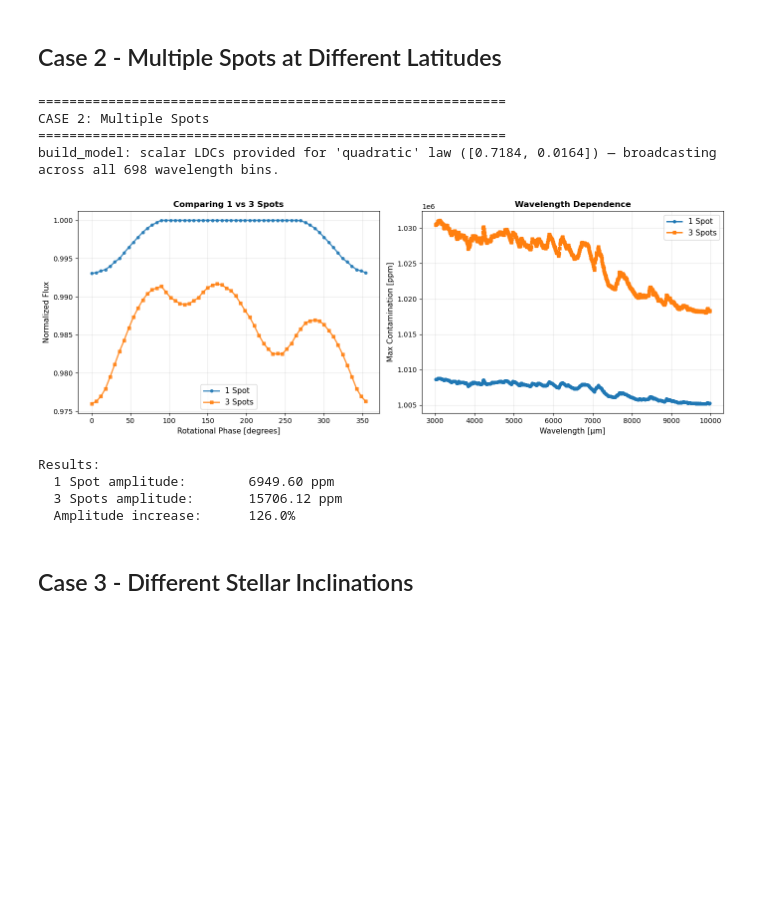
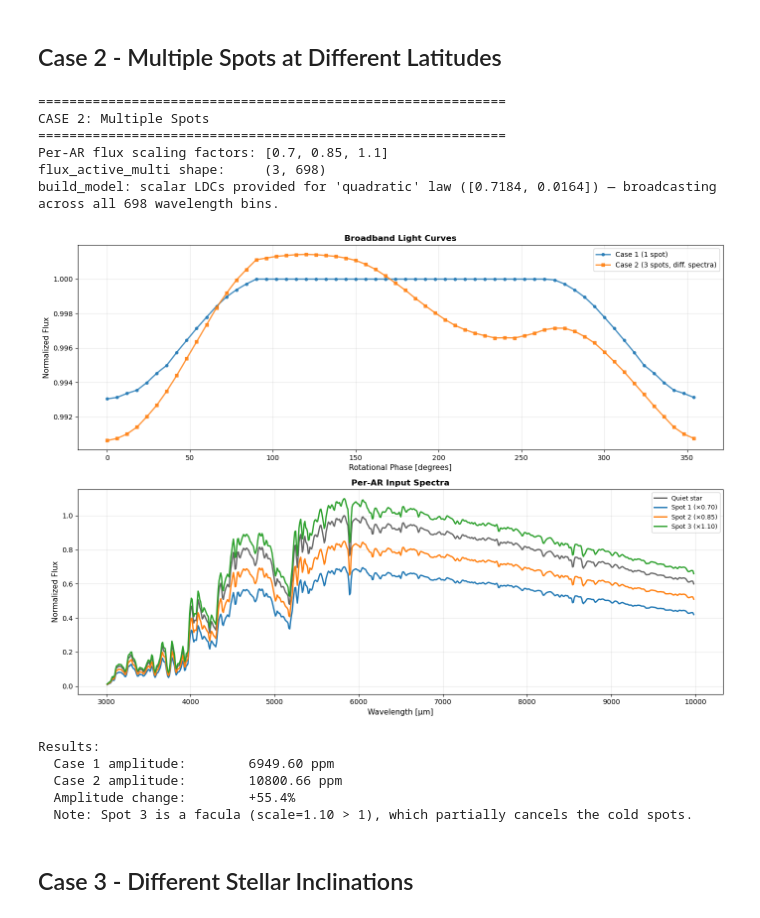
Before and after one commit to SamMerc/sajax, a Jupyter notebook: docs/examples/quickstart.ipynb, the cells around one changed output. Drawn from its saved outputs; the diff is of its cells as text; code cells hidden in the pictures; blank space fills up the shorter version.

```diff
--- a/docs/examples/quickstart.ipynb
+++ b/docs/examples/quickstart.ipynb
@@ -24,13 +24,13 @@ Available devices: [CpuDevice(id=0)]
 ## Load Data from Files
 # %%
 # Load spectra (wavelength, flux_quiet, flux_active)
-spectra_data = np.loadtxt('./_static/input_spectrum.txt', skiprows=1)  # Adjust path as needed
+spectra_data = np.loadtxt('../_static/input_spectrum.txt', skiprows=1)
 wavelength = spectra_data[:, 0]
 flux_quiet = spectra_data[:, 1]
 flux_active = spectra_data[:, 2]
 
 # Load wavelength-dependent limb-darkening coefficients
-ld_data = np.loadtxt('./_static/ldc.txt', skiprows=1)  # Adjust path as needed
+ld_data = np.loadtxt('../_static/ldc.txt', skiprows=1)
 u1_wavelength = ld_data[:, 0]
 u2_wavelength = ld_data[:, 1]
 
@@ -192,64 +180,84 @@ print("\n" + "="*60)
 print("CASE 2: Multiple Spots")
 print("="*60)
 
+# --- each spot gets a scaled version of the active-region spectrum ---
+# Spot 1: strong cold spot       (70% of quiet flux)
+# Spot 2: moderate cool spot     (85% of quiet flux)
+# Spot 3: mild warm spot / facula (110% of quiet flux)
+scale_factors = [0.70, 0.85, 1.10]
+
+# Build (nar, nwave) flux array — each row is the active spectrum
+# scaled relative to the quiet spectrum
+flux_active_multi = np.stack([
+    s * flux_quiet for s in scale_factors
+])  # shape (3, nwave)
+
+print("Per-AR flux scaling factors:", scale_factors)
+print(f"flux_active_multi shape:     {flux_active_multi.shape}")
+
 result_case2 = compute_light_curve(
     wavelength          = wavelength,
     flux_quiet          = flux_quiet,
-    flux_active         = flux_active,
+    flux_active         = flux_active_multi,
     params              = params_case1,
     ar_lat              = [30.0, -20.0, 5.0],        # Three spots
     ar_long             = [0.0, 120.0, 240.0],
     ar_size             = [10.0, 8.0, 6.0],
     phases_rot          = np.linspace(0, 360, 60, endpoint=False),
     stellar_grid_size   = 100,      # stellar radius in pixels
     ve                  = 2.0,
     ldc_mode            = "quadratic",
 )
 
-fig, axes = plt.subplots(1, 2, figsize=(14, 5))
+fig, axes = plt.subplot_mosaic([['A', 'A'], ['B', 'B']], figsize=(14, 10))
 
-# Compare single vs multiple spots
-ax = axes[0]
-ax.plot(phases, result_case1["lc"], 'o-', label='1 Spot', linewidth=2, markersize=4, alpha=0.8)
-ax.plot(phases, result_case2["lc"], 's-', label='3 Spots', linewidth=2, markersize=4, alpha=0.8)
+# Top: Compare single-spectrum vs multi-spectrum light curves
+ax = axes['A']
+ax.plot(phases, result_case1["lc"], 'o-', label='Case 1 (1 spot)',
+        linewidth=2, markersize=4, alpha=0.8)
+ax.plot(phases, result_case2["lc"], 's-', label='Case 2 (3 spots, diff. spectra)',
+        linewidth=2, markersize=4, alpha=0.8)
 ax.set_xlabel('Rotational Phase [degrees]', fontsize=11)
 ax.set_ylabel('Normalized Flux', fontsize=11)
-ax.set_title('Comparing 1 vs 3 Spots', fontsize=12, fontweight='bold')
-ax.legend(fontsize=11)
+ax.set_title('Broadband Light Curves', fontsize=12, fontweight='bold')
+ax.legend(fontsize=10)
 ax.grid(True, alpha=0.3)
 
-# Multiple spots: max contamination per wavelength
-ax = axes[1]
-epsilon1 = result_case1["epsilon"]
-epsilon2 = result_case2["epsilon"]
-max_cont1 = np.max(epsilon1, axis=0) * 1e6
-max_cont2 = np.max(epsilon2, axis=0) * 1e6
-ax.plot(wavelength, max_cont1, 'o-', label='1 Spot', linewidth=2, markersize=4)
-ax.plot(wavelength, max_cont2, 's-', label='3 Spots', linewidth=2, markersize=4)
+# Bottom: Input spectra for each AR
+ax = axes['B']
+ax.plot(wavelength, flux_quiet, 'k-', linewidth=2, label='Quiet star', alpha=0.6)
+for i, (s, c) in enumerate(zip(scale_factors, ['#1f77b4', '#ff7f0e', '#2ca02c'])):
+    ax.plot(wavelength, flux_active_multi[i], '-', linewidth=2, color=c,
+            label=f'Spot {i+1} (×{s:.2f})')
 ax.set_xlabel('Wavelength [μm]', fontsize=11)
-ax.set_ylabel('Max Contamination [ppm]', fontsize=11)
-ax.set_title('Wavelength Dependence', fontsize=12, fontweight='bold')
-ax.legend(fontsize=11)
+ax.set_ylabel('Normalized Flux', fontsize=11)
+ax.set_title('Per-AR Input Spectra', fontsize=12, fontweight='bold')
+ax.legend(fontsize=9)
 ax.grid(True, alpha=0.3)
 
 plt.tight_layout()
 plt.show()
 
 lc_amp_2 = np.max(result_case2["lc"]) - np.min(result_case2["lc"])
 print(f"\nResults:")
-print(f"  1 Spot amplitude:        {lc_amplitude*1e6:.2f} ppm")
-print(f"  3 Spots amplitude:       {lc_amp_2*1e6:.2f} ppm")
-print(f"  Amplitude increase:      {(lc_amp_2 - lc_amplitude)/lc_amplitude * 100:.1f}%")
+print(f"  Case 1 amplitude:        {lc_amplitude*1e6:.2f} ppm")
+print(f"  Case 2 amplitude:        {lc_amp_2*1e6:.2f} ppm")
+print(f"  Amplitude change:        {(lc_amp_2 - lc_amplitude)/lc_amplitude * 100:+.1f}%")
+print(f"  Note: Spot 3 is a facula (scale={scale_factors[2]:.2f} > 1), "
+      f"which partially cancels the cold spots.")
 # %% [output]
 ============================================================
 CASE 2: Multiple Spots
 ============================================================
+Per-AR flux scaling factors: [0.7, 0.85, 1.1]
+flux_active_multi shape:     (3, 698)
 build_model: scalar LDCs provided for 'quadratic' law ([0.7184, 0.0164]) — broadcasting across all 698 wavelength bins.
-[figure, old version]
+[figure, new version]
 Results:
-  1 Spot amplitude:        6949.60 ppm
-  3 Spots amplitude:       15706.12 ppm
-  Amplitude increase:      126.0%
+  Case 1 amplitude:        6949.60 ppm
+  Case 2 amplitude:        10800.66 ppm
+  Amplitude change:        +55.4%
+  Note: Spot 3 is a facula (scale=1.10 > 1), which partially cancels the cold spots.
 # %% [markdown]
 ## Case 3 - Different Stellar Inclinations
 # %%
```
Also changed, not shown: parts of 3 cells of this notebook, 3 other files.
